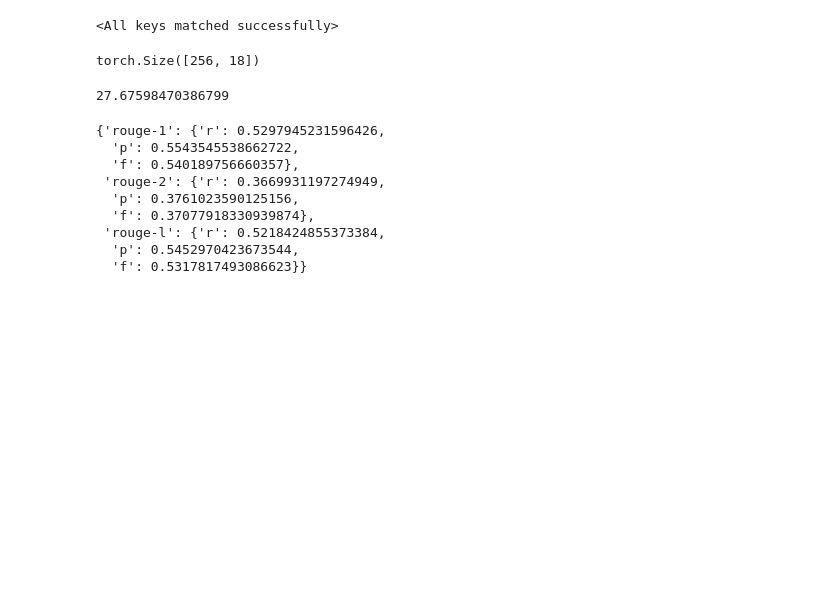
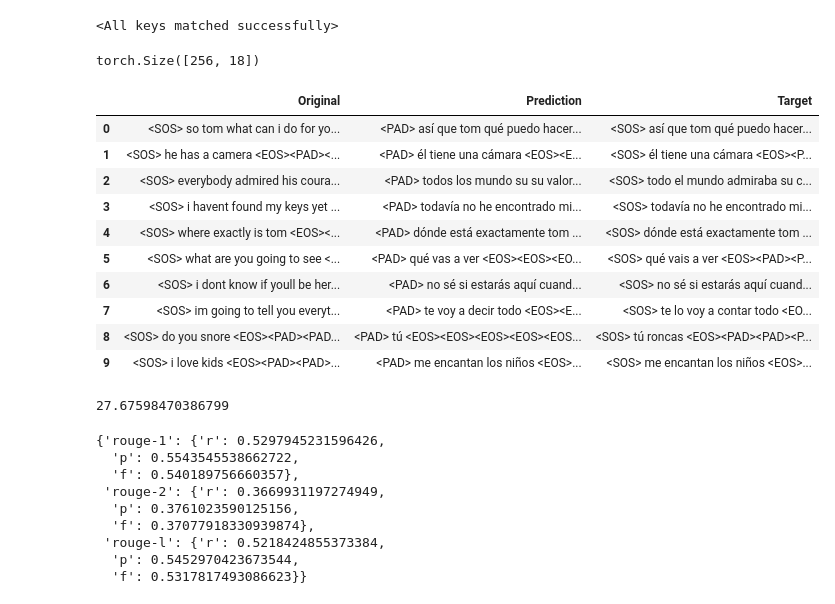
Before and after one commit to MBUYt0n/DL, a Jupyter notebook: Lab8/DL_Lab8_attention_bidir.ipynb, the cells around one changed output. Cells and saved outputs as stored; diff of their text form; code cells hidden in the pictures; blank space fills up the shorter version.

```diff
--- a/Lab8/DL_Lab8_attention_bidir.ipynb
+++ b/Lab8/DL_Lab8_attention_bidir.ipynb
@@ -388,6 +388,35 @@ from tokenizers import ByteLevelBPETokenizer
 tokenizer = ByteLevelBPETokenizer(
     f"EnglishOrSpanish/vocab.json", f"EnglishOrSpanish/merges.txt"
 )
+# %%
+x = x.cpu().numpy()
+b = b.cpu().numpy()
+a = a.cpu().numpy()
+preds = []
+targets = []
+originals = []
+for i in range(x.shape[0]):
+    preds.append(tokenizer.decode(x[i]))
+    targets.append(tokenizer.decode(b[i]))
+    originals.append(tokenizer.decode(a[i]))
+# %%
+import pandas as pd
+
+df = pd.DataFrame({"Original": originals[:10], "Prediction": preds[:10], "Target": targets[:10]})
+df.to_csv("attention-bidir.csv", index=False)
+df
+# %% [output]
+|  | Original | Prediction | Target |
+| 0 | <SOS> so tom what can i do for yo... | <PAD> así que tom qué puedo hacer... | <SOS> así que tom qué puedo hacer... |
+| 1 | <SOS> he has a camera <EOS><PAD><... | <PAD> él tiene una cámara <EOS><E... | <SOS> él tiene una cámara <EOS><P... |
+| 2 | <SOS> everybody admired his coura... | <PAD> todos los mundo su su valor... | <SOS> todo el mundo admiraba su c... |
+| 3 | <SOS> i havent found my keys yet ... | <PAD> todavía no he encontrado mi... | <SOS> todavía no he encontrado mi... |
+| 4 | <SOS> where exactly is tom <EOS><... | <PAD> dónde está exactamente tom ... | <SOS> dónde está exactamente tom ... |
+| 5 | <SOS> what are you going to see <... | <PAD> qué vas a ver <EOS><EOS><EO... | <SOS> qué vais a ver <EOS><PAD><P... |
+| 6 | <SOS> i dont know if youll be her... | <PAD> no sé si estarás aquí cuand... | <SOS> no sé si estarás aquí cuand... |
+| 7 | <SOS> im going to tell you everyt... | <PAD> te voy a decir todo <EOS><E... | <SOS> te lo voy a contar todo <EO... |
+| 8 | <SOS> do you snore <EOS><PAD><PAD... | <PAD> tú <EOS><EOS><EOS><EOS><EOS... | <SOS> tú roncas <EOS><PAD><PAD><P... |
+| 9 | <SOS> i love kids <EOS><PAD><PAD>... | <PAD> me encantan los niños <EOS>... | <SOS> me encantan los niños <EOS>... |
 # %%
 import sacrebleu
 
```
Also changed, not shown: parts of 1 cell of this notebook, 2 other files.
